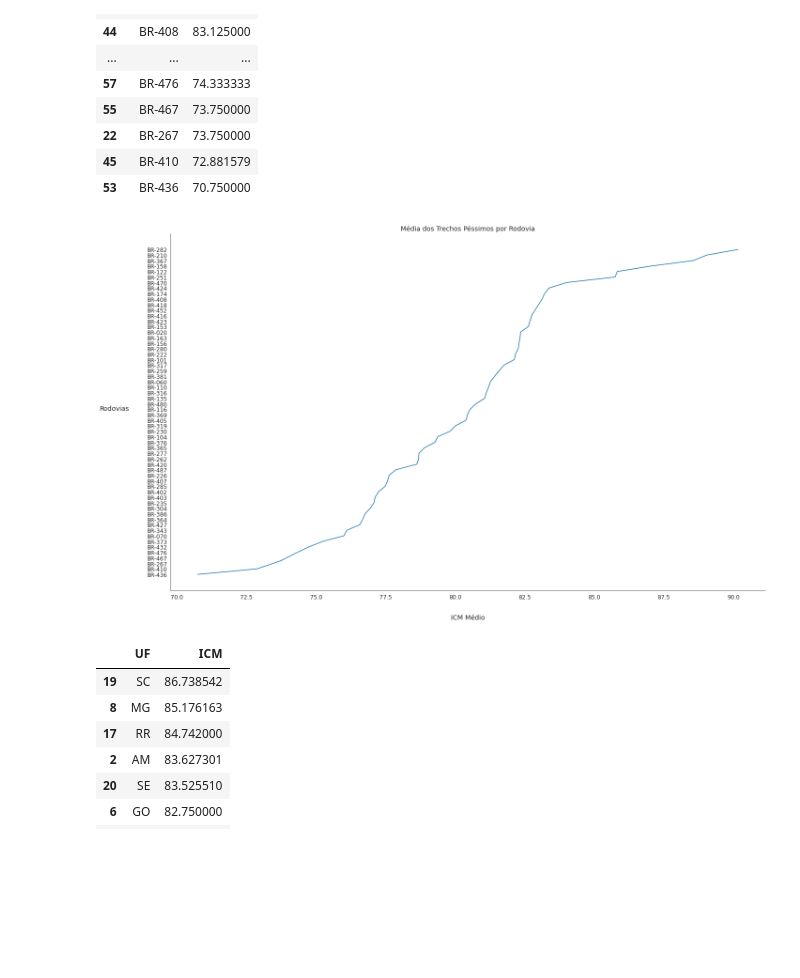
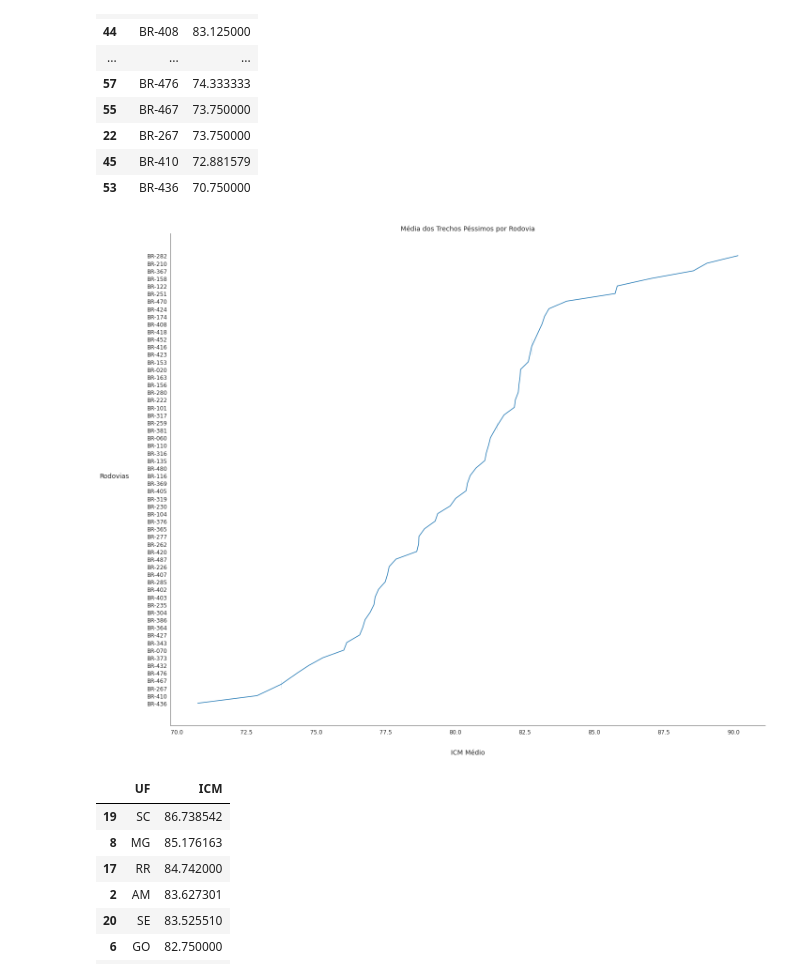
Before and after one commit to iagohenris/Engenharia-de-Transportes, a Jupyter notebook: IndicePavimentação.ipynb, the cells around one changed output. Saved outputs shown, nothing was run; the diff lists cells and outputs as text; code cells hidden in the pictures; blank space fills up the shorter version.

```diff
--- a/IndicePavimentação.ipynb
+++ b/IndicePavimentação.ipynb
@@ -310,17 +310,17 @@ Pessimo
 | 53 | BR-436 | 70.750000 |
 # %%
 #Gráfico de Barra Rodovias Péssimos
-plt.figure(figsize=(20,12))
+plt.figure(figsize=(20,16))
 sns.set_style('white')
 sns.lineplot(data = Pessimo, x='ICM', y='Rodovia', palette=sns.color_palette("ch:s=.25,rot=-.25"))
 plt.xlabel('ICM Médio', size=14,labelpad=30)
 plt.ylabel('Rodovias', size=14,rotation=0,labelpad=70)
 plt.title('Média dos Trechos Péssimos por Rodovia', size=14)
 plt.tick_params(axis='both', which='major', labelsize=12)
 sns.despine()
 plt.tight_layout()
 # %% [output]
-[figure, old version]
+[figure, new version]
 # %%
 #Filtro dos Trechos classificados como Péssimos
 Pessimo = dfpavimentacao.query("ICM > 70")
```
